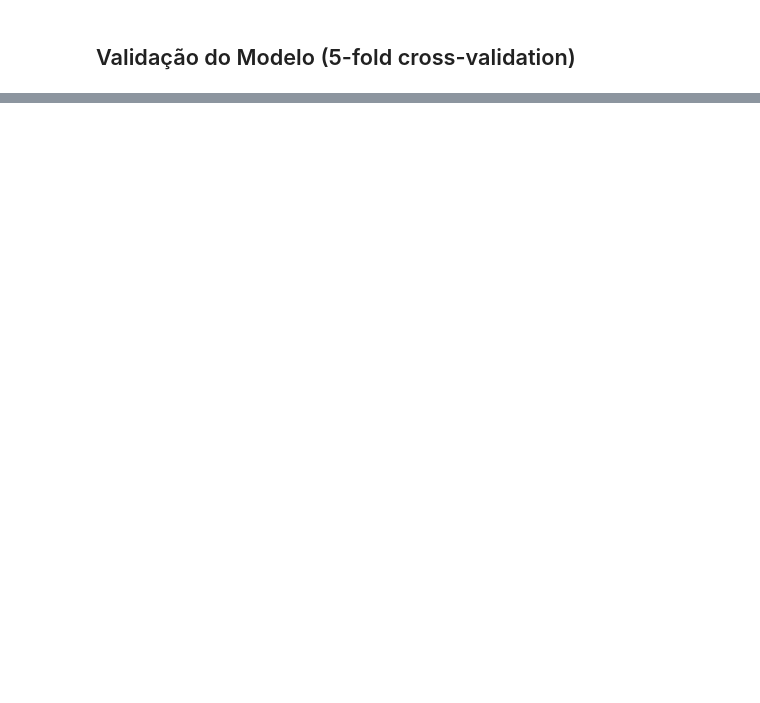
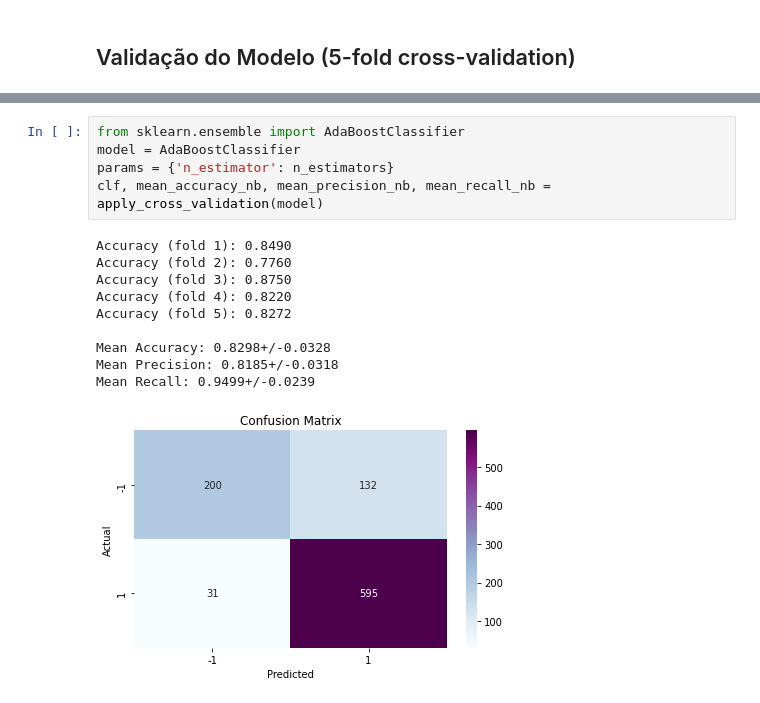
Before and after one commit to vcaitite/machine-learning-exercises, a Jupyter notebook: TP2/Trabalho Prático 2 - Implementação do Algoritmo de Boosting.ipynb, the cells around one changed output, grey strips where cells are left out. Cells and saved outputs as stored; diff of their text form; blank space fills up the shorter version.

```diff
--- a/TP2/Trabalho Prático 2 - Implementação do Algoritmo de Boosting.ipynb
+++ b/TP2/Trabalho Prático 2 - Implementação do Algoritmo de Boosting.ipynb
@@ -115,0 +197,16 @@ accuracy_score(y_pred, y_test)
+# %%
+from sklearn.ensemble import AdaBoostClassifier
+model = AdaBoostClassifier
+params = {'n_estimator': n_estimators}
+clf, mean_accuracy_nb, mean_precision_nb, mean_recall_nb = apply_cross_validation(model)
+# %% [output]
+Accuracy (fold 1): 0.8490
+Accuracy (fold 2): 0.7760
+Accuracy (fold 3): 0.8750
+Accuracy (fold 4): 0.8220
+Accuracy (fold 5): 0.8272
+
+Mean Accuracy: 0.8298+/-0.0328
+Mean Precision: 0.8185+/-0.0318
+Mean Recall: 0.9499+/-0.0239
+[figure, added]
```
Also changed, not shown: parts of 12 cells of this notebook.
